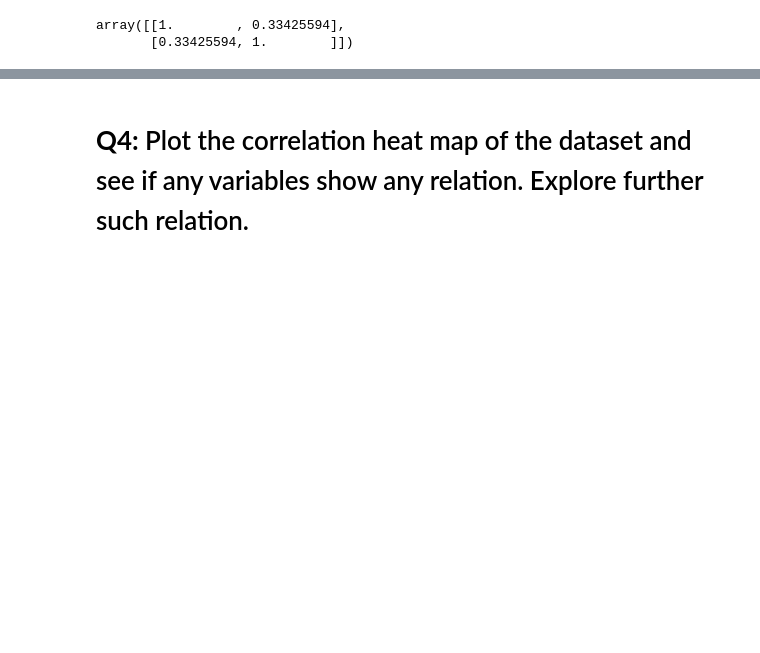
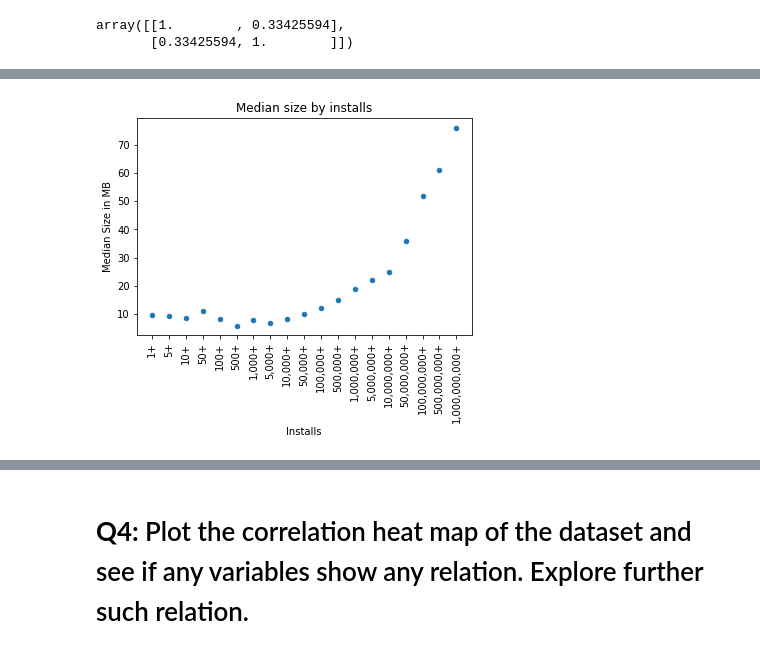
Before and after one commit to Nandeesh-U/EDA_google_play_store_app_data, a Jupyter notebook: Team_Notebook_EDA_CAPSTONE.ipynb, the cells around one changed output, grey strips where cells are left out. Drawn from its saved outputs; the diff is of its cells as text; code cells hidden in the pictures; blank space fills up the shorter version.

```diff
--- a/Team_Notebook_EDA_CAPSTONE.ipynb
+++ b/Team_Notebook_EDA_CAPSTONE.ipynb
@@ -1122,0 +1179,10 @@ array([[1.        , 0.33425594],
+# %%
+# plotting median_size_by_installs
+install_wise_median_size.plot(x='Installs',y='Median_size',kind = 'scatter')
+plt.xlabel('Installs')
+plt.ylabel('Median Size in MB')
+plt.title('Median size by installs')
+plt.xticks(rotation=90)
+plt.show()
+# %% [output]
+[figure, added]
```
Also changed, not shown: parts of 119 cells of this notebook.
